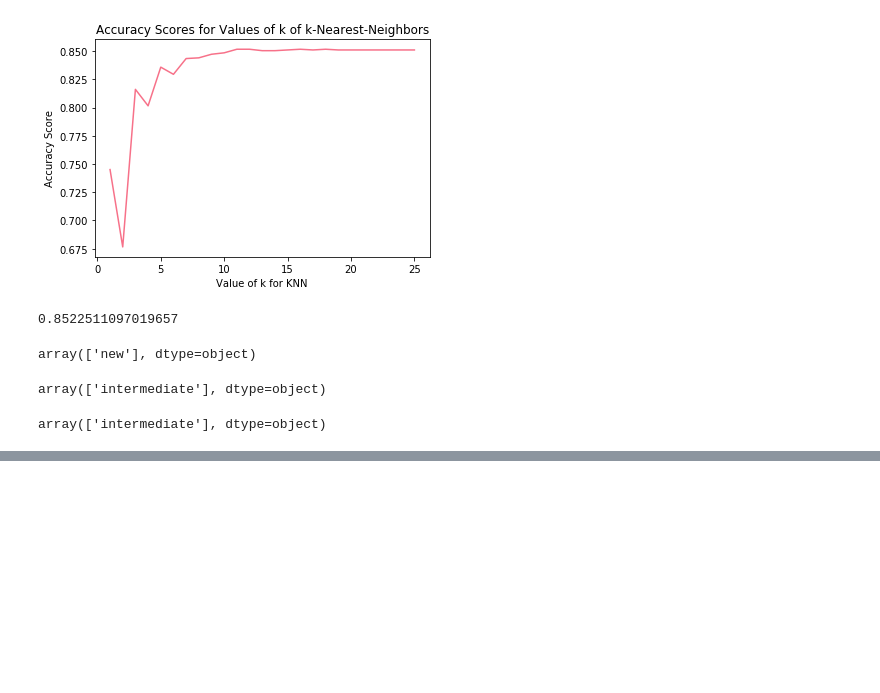
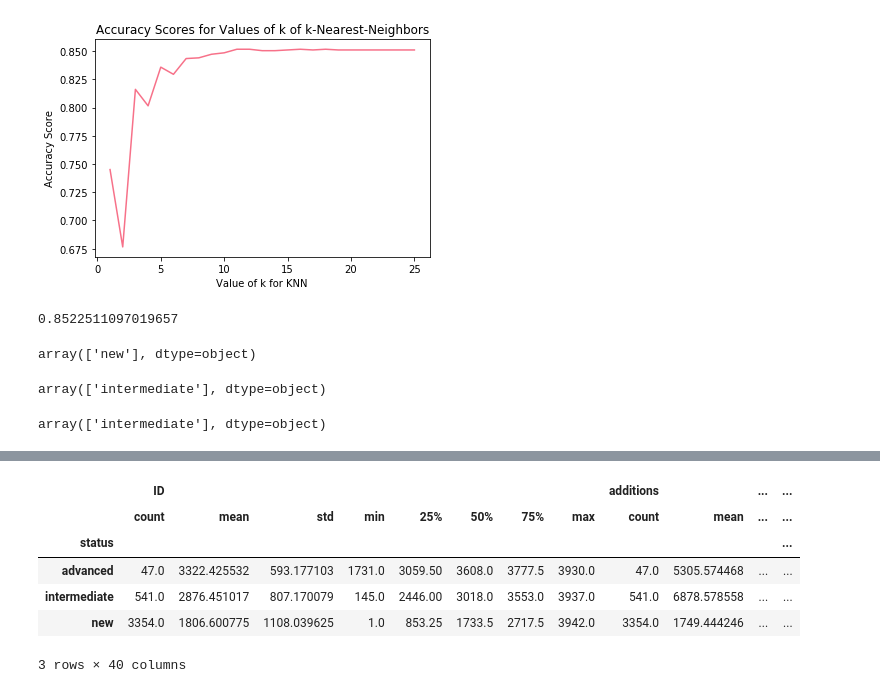
Before and after one commit to valazeinali/CMUREU, a Jupyter notebook: machine learning/MLscripy.ipynb, the cells around one changed output, grey strips where cells are left out. Saved outputs shown, nothing was run; the diff lists cells and outputs as text; code cells hidden in the pictures; blank space fills up the shorter version.

```diff
--- a/machine learning/MLscripy.ipynb
+++ b/machine learning/MLscripy.ipynb
@@ -161,0 +189,12 @@ array(['intermediate'], dtype=object)
+# %%
+gk = data.groupby("status")
+# %%
+gk.describe()
+# %% [output]
+|  | ID |  |  |  |  |  |  |  | additions |  | ... | ... |
+|  | count | mean | std | min | 25% | 50% | 75% | max | count | mean | ... | ... |
+| status |  |  |  |  |  |  |  |  |  |  |  | ... |
+| advanced | 47.0 | 3322.425532 | 593.177103 | 1731.0 | 3059.50 | 3608.0 | 3777.5 | 3930.0 | 47.0 | 5305.574468 | ... | ... |
+| intermediate | 541.0 | 2876.451017 | 807.170079 | 145.0 | 2446.00 | 3018.0 | 3553.0 | 3937.0 | 541.0 | 6878.578558 | ... | ... |
+| new | 3354.0 | 1806.600775 | 1108.039625 | 1.0 | 853.25 | 1733.5 | 2717.5 | 3942.0 | 3354.0 | 1749.444246 | ... | ... |
+3 rows × 40 columns
```
Also changed, not shown: parts of 6 cells of this notebook, 6 other files.
